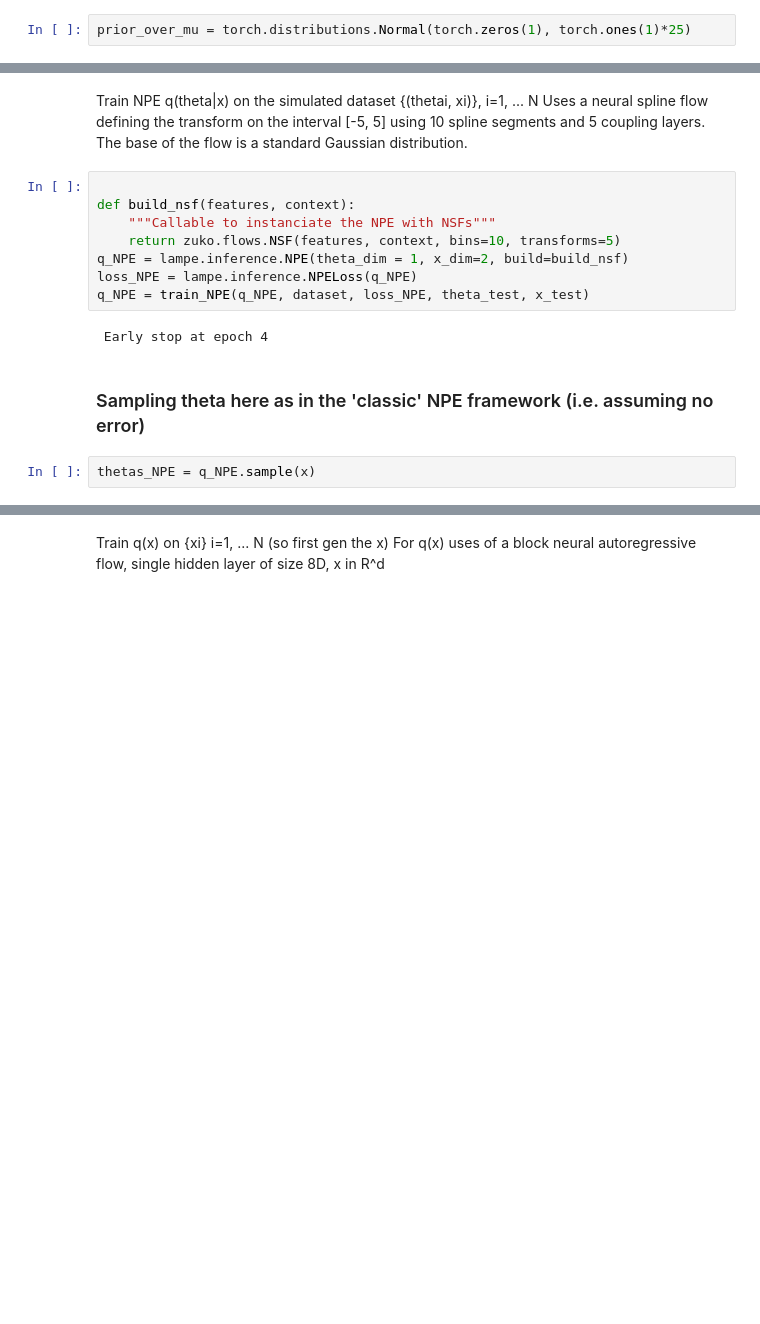
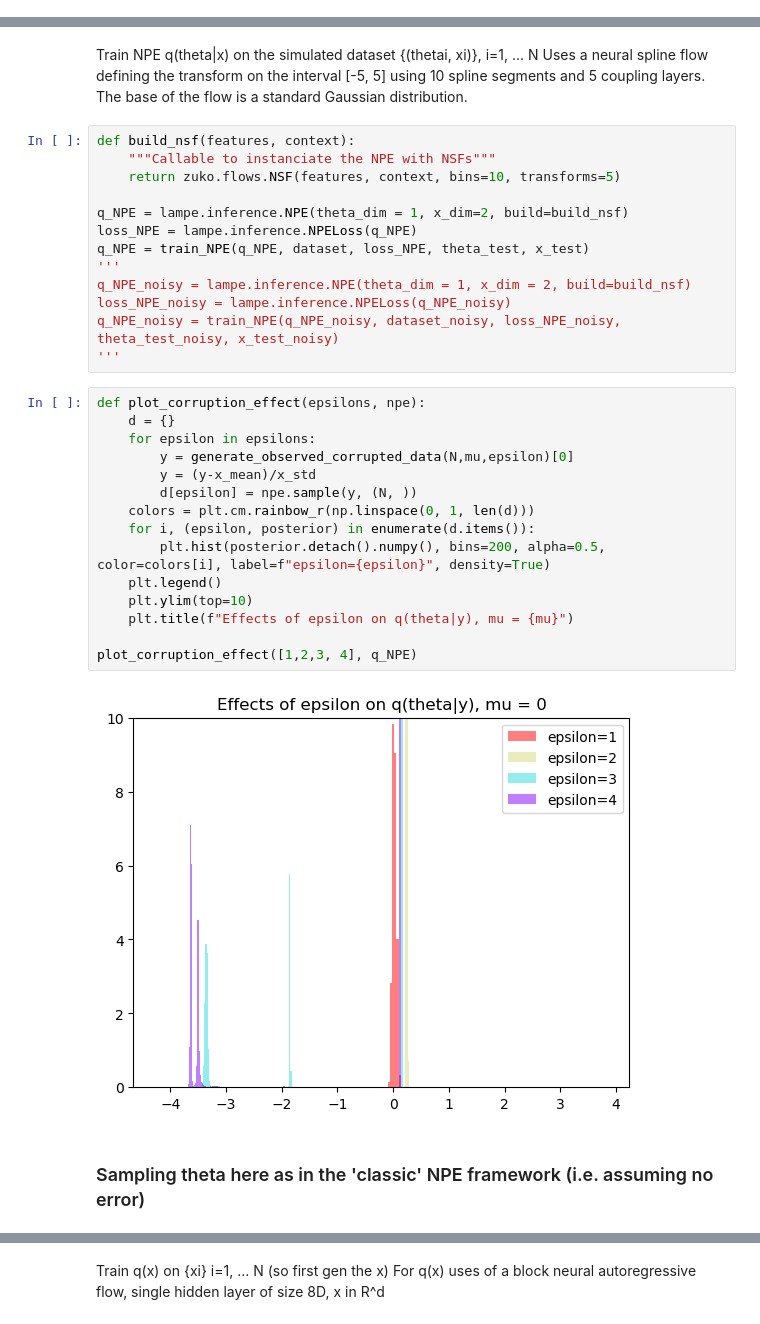
Before and after one commit to MouzaouiMatthieu/PFE, a Jupyter notebook: Robust_NPE.ipynb, the cells around one changed output, grey strips where cells are left out. Saved outputs shown, nothing was run; the diff lists cells and outputs as text; blank space fills up the shorter version.

```diff
--- a/Robust_NPE.ipynb
+++ b/Robust_NPE.ipynb
@@ -25,5 +48,3 @@ def generate_data(N, mu):
-# %%
-prior_over_mu = torch.distributions.Normal(torch.zeros(1), torch.ones(1)*25)
 # %%
 def simulator(N_train,N_test, prior):
     N = N_train + N_test
@@ -157,16 +185,34 @@ def train_unconditional(flow, x, x_test, loss, learning_rate=1e-2,max_epochs=50,
 Train NPE q(theta|x) on the simulated dataset {(thetai, xi)}, i=1, ... N
 Uses a neural spline flow defining the transform on the interval [-5, 5] using 10  spline segments and 5 coupling layers. The base of the flow is a standard Gaussian distribution.
 # %%
-
 def build_nsf(features, context):
     """Callable to instanciate the NPE with NSFs"""
     return zuko.flows.NSF(features, context, bins=10, transforms=5)
+
 q_NPE = lampe.inference.NPE(theta_dim = 1, x_dim=2, build=build_nsf)
 loss_NPE = lampe.inference.NPELoss(q_NPE)
 q_NPE = train_NPE(q_NPE, dataset, loss_NPE, theta_test, x_test)
+'''
+q_NPE_noisy = lampe.inference.NPE(theta_dim = 1, x_dim = 2, build=build_nsf)
+loss_NPE_noisy = lampe.inference.NPELoss(q_NPE_noisy)
+q_NPE_noisy = train_NPE(q_NPE_noisy, dataset_noisy, loss_NPE_noisy, theta_test_noisy, x_test_noisy)
+'''
-# %% [output]
- Early stop at epoch 4
+# %%
+def plot_corruption_effect(epsilons, npe):
+    d = {}
+    for epsilon in epsilons:
+        y = generate_observed_corrupted_data(N,mu,epsilon)[0]
+        y = (y-x_mean)/x_std
+        d[epsilon] = npe.sample(y, (N, ))
+    colors = plt.cm.rainbow_r(np.linspace(0, 1, len(d)))
+    for i, (epsilon, posterior) in enumerate(d.items()):
+        plt.hist(posterior.detach().numpy(), bins=200, alpha=0.5, color=colors[i], label=f"epsilon={epsilon}", density=True)
+    plt.legend()
+    plt.ylim(top=10)
+    plt.title(f"Effects of epsilon on q(theta|y), mu = {mu}")
+
+plot_corruption_effect([1,2,3, 4], q_NPE)
+# %% [output]
+[figure, added]
 # %% [markdown]
 ### Sampling theta here as in the 'classic' NPE framework (i.e. assuming no error)
-# %%
-thetas_NPE = q_NPE.sample(x)
```
Also changed, not shown: parts of 40 cells of this notebook.
